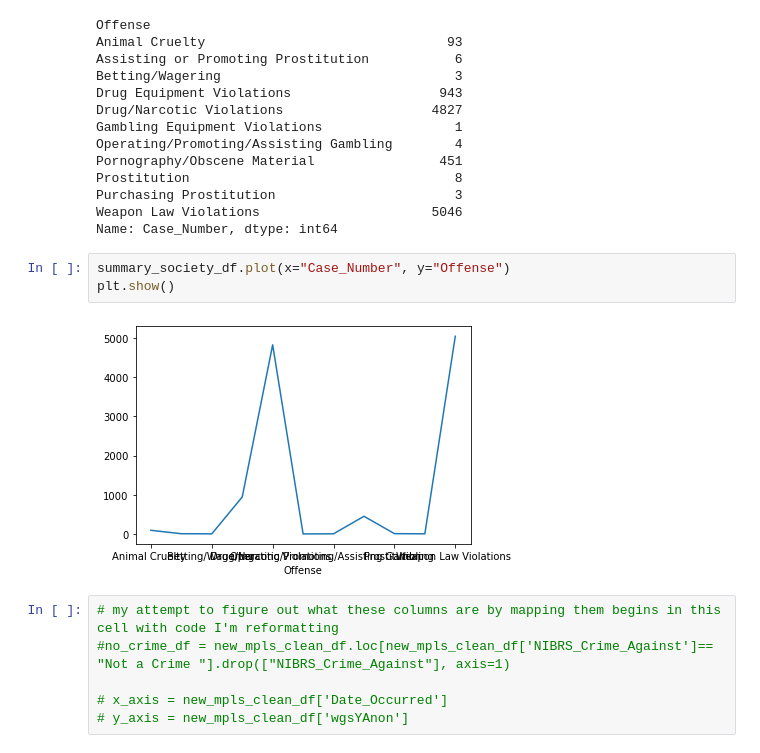
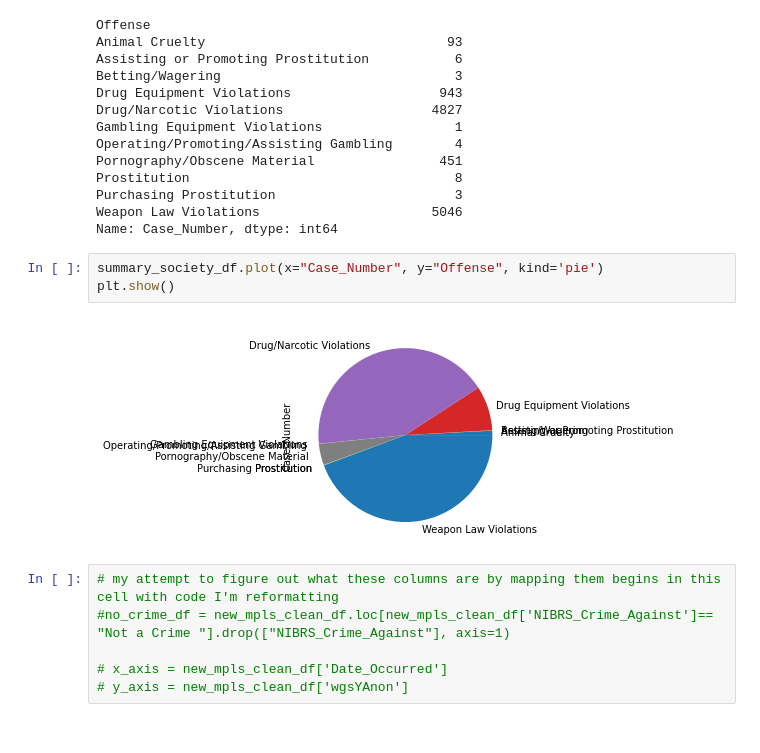
Before and after one commit to chrisolwell/MPLSCrime, a Jupyter notebook: mplsCrime.ipynb, the cells around one changed output. Drawn from its saved outputs; the diff is of its cells as text.

```diff
--- a/mplsCrime.ipynb
+++ b/mplsCrime.ipynb
@@ -494,10 +494,10 @@ Purchasing Prostitution                       3
 Weapon Law Violations                      5046
 Name: Case_Number, dtype: int64
 # %%
-summary_society_df.plot(x="Case_Number", y="Offense")
+summary_society_df.plot(x="Case_Number", y="Offense", kind='pie')
 plt.show()
 # %% [output]
-[figure, old version]
+[figure, new version]
 # %%
 # my attempt to figure out what these columns are by mapping them begins in this cell with code I'm reformatting
 #no_crime_df = new_mpls_clean_df.loc[new_mpls_clean_df['NIBRS_Crime_Against']== "Not a Crime "].drop(["NIBRS_Crime_Against"], axis=1)
```
Also changed, not shown: 2 other files.
